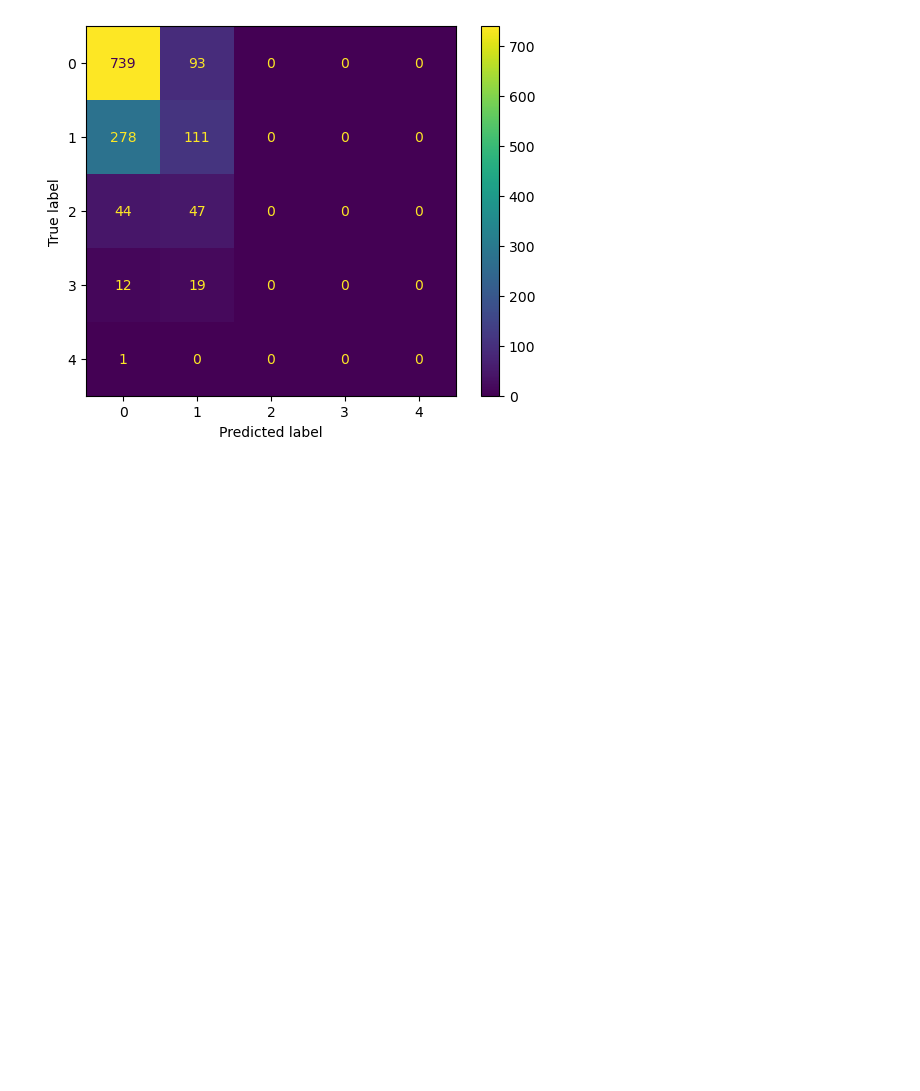
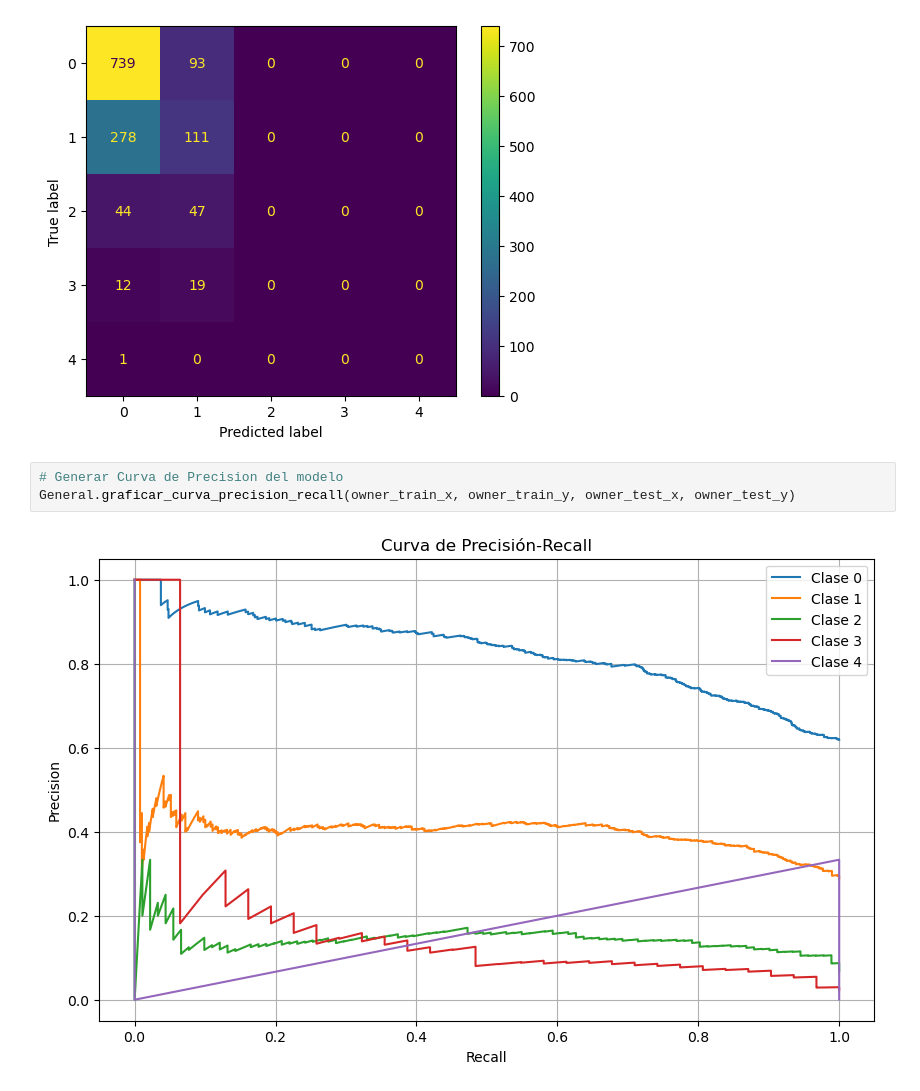
Before and after one commit to JuniorLara/AnalisisExploratorioPythonUNAD, a Jupyter notebook: vehicles.ipynb, the cells around one changed output. Drawn from its saved outputs; the diff is of its cells as text; blank space fills up the shorter version.

```diff
--- a/vehicles.ipynb
+++ b/vehicles.ipynb
@@ -255,6 +256,11 @@ General.matriz_de_confusion(owner_test_y, prediccion_owner)
 # %% [output]
 <sklearn.metrics._plot.confusion_matrix.ConfusionMatrixDisplay at 0x...>
 [figure]
+# %%
+# Generar Curva de Precision del modelo
+General.graficar_curva_precision_recall(owner_train_x, owner_train_y, owner_test_x, owner_test_y)
+# %% [output]
+[figure, added]
 # %%
 # Regresion Lineal.
 General.regresion_lineal_obtener_intercepto_coeficiente(Datos_para_entrenamiento, MagicString.VEHICULOS_HEADER_KM_DRIVEN, MagicString.VEHICULOS_HEADER_SELLING_PRICE)
```
Also changed, not shown: parts of 10 cells of this notebook, 5 other files.
